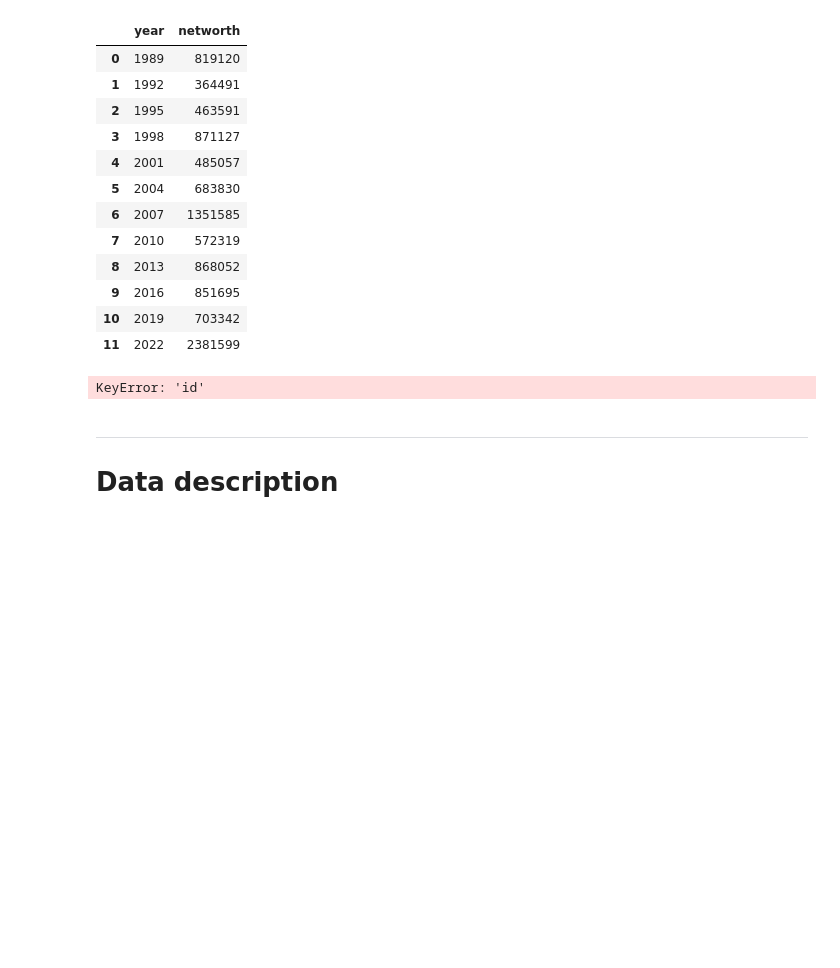
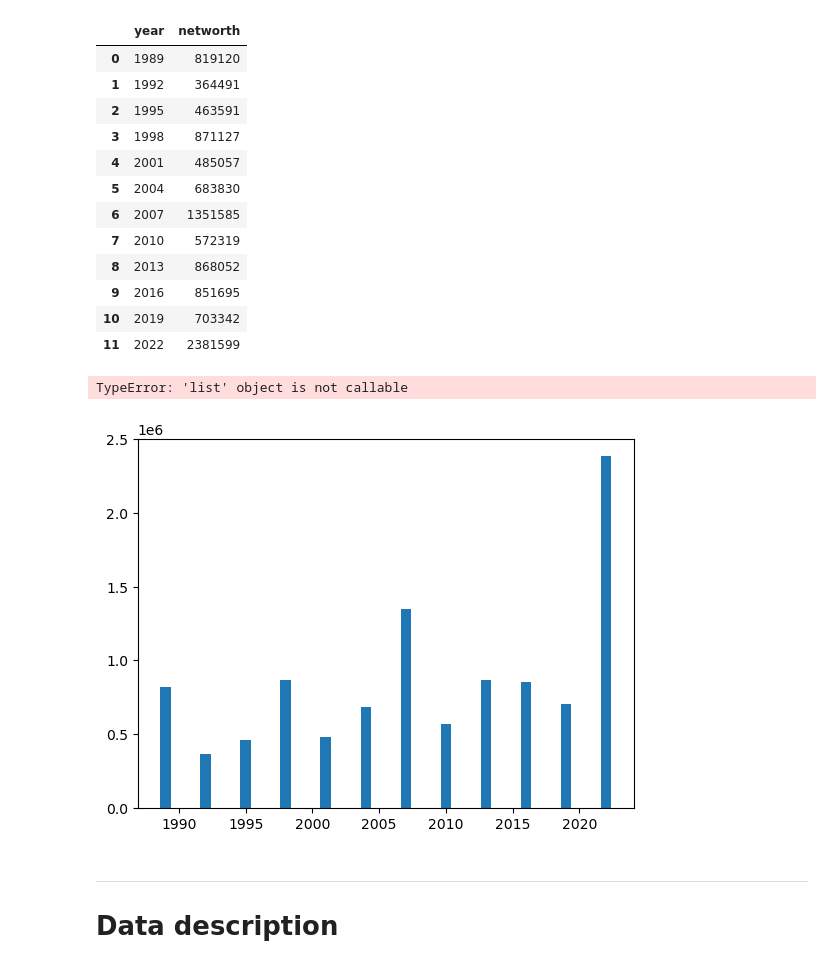
Before and after one commit to kai-thomas15/TECH2-H25-assignment2, a Jupyter notebook: assignment2.ipynb, the cells around one changed output. Drawn from its saved outputs; the diff is of its cells as text; code cells hidden in the pictures; blank space fills up the shorter version.

```diff
--- a/assignment2.ipynb
+++ b/assignment2.ipynb
@@ -240,9 +240,18 @@ dfd1
 | 10 | 2019 | 703342 |
 | 11 | 2022 | 2381599 |
 # %%
-plt.bar(dfd1['year'], dfd1['id'])
+# 3.2
+
+years = dfd1['year']
+networth = dfd1['networth']
+
+# create bar chart
+plt.bar(years, networth)
+
+plt.legend(['Average networth'])
 # %% [output]
-KeyError: 'id'
+TypeError: 'list' object is not callable
+[figure, added]
 # %% [markdown]
 ***
 # Data description
```
